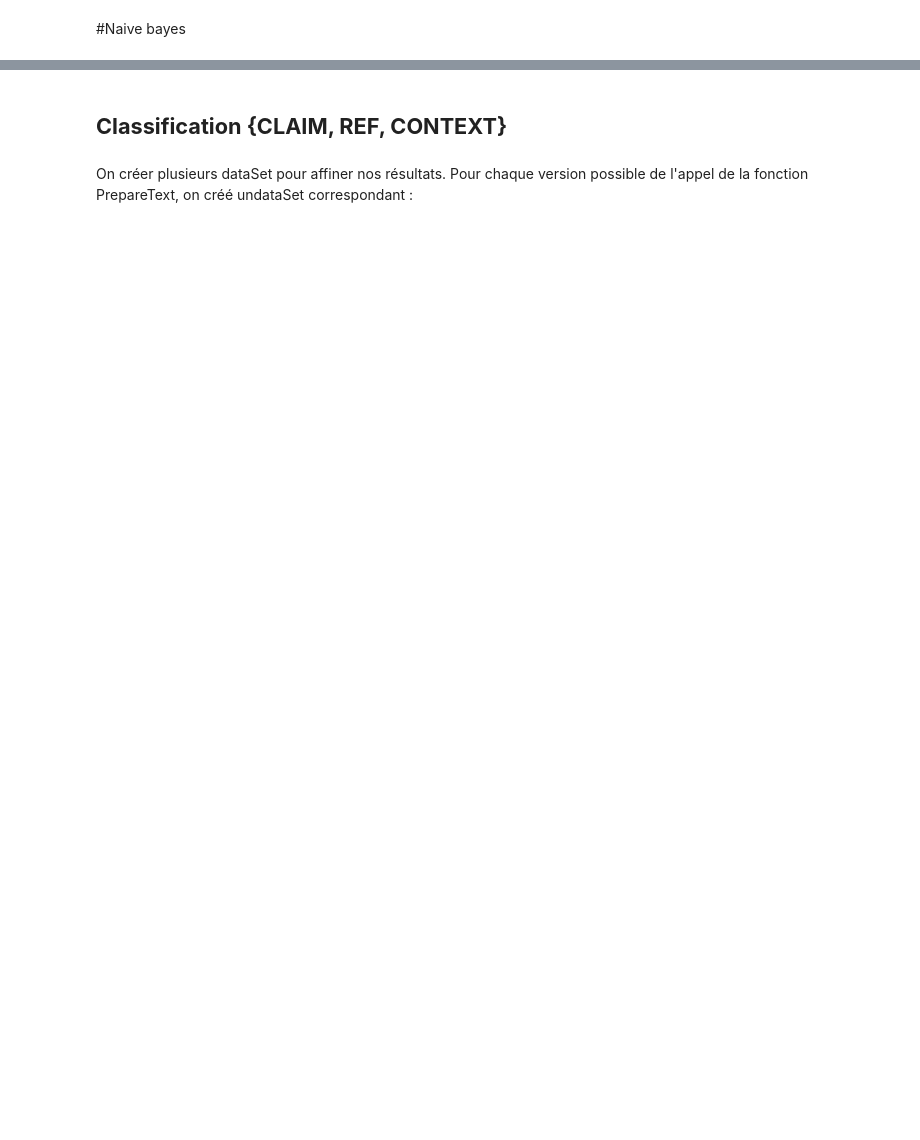
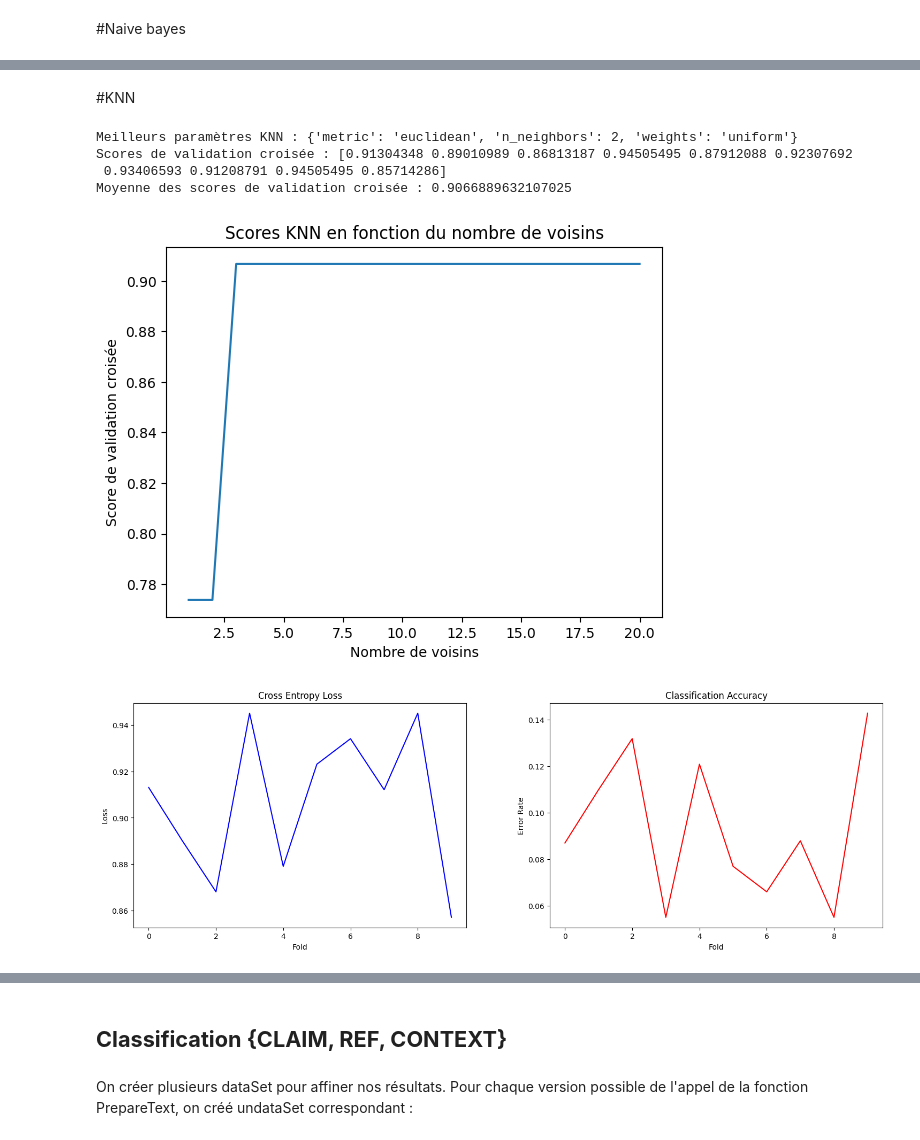
Before and after one commit to Akkuun/M1_IMAGINE_ML_Project, a Jupyter notebook: ML_Project_Group_8.ipynb, the cells around one changed output, grey strips where cells are left out. Drawn from its saved outputs; the diff is of its cells as text; code cells hidden in the pictures; blank space fills up the shorter version.

```diff
--- a/ML_Project_Group_8.ipynb
+++ b/ML_Project_Group_8.ipynb
@@ -1520,0 +1642,72 @@ Scores de validation croisée par pli : [0.89130435 0.86813187 0.93406593 0.9560
+# %% [markdown]
+#KNN
+# %%
+from sklearn.neighbors import KNeighborsClassifier
+from sklearn.model_selection import GridSearchCV, KFold, cross_val_predict
+from sklearn.metrics import confusion_matrix
+import matplotlib.pyplot as plt
+from sklearn.preprocessing import StandardScaler
+
+
+
+
+# Normaliser les données
+scaler = StandardScaler()
+X_train_scaled = scaler.fit_transform(X_train)  # Applique la normalisation sur X_train
+
+# Définir les paramètres à tester
+param_grid = {
+    'n_neighbors': range(1, 21),  # Teste les valeurs de k de 1 à 20
+    'weights': ['uniform', 'distance'],  # Poids uniformes ou distance
+    'metric': ['euclidean', 'manhattan', 'minkowski']  # Métriques pour calculer les distances
+}
+
+# Initialiser le classifieur KNN
+knn_classifier = KNeighborsClassifier()
+
+# Recherche en grille pour trouver les meilleurs paramètres
+grid_search = GridSearchCV(knn_classifier, param_grid, cv=KFold(n_splits=10, shuffle=True, random_state=42), scoring='accuracy')
+
+# Appliquer la recherche en grille sur les données d'entraînement
+grid_search.fit(X_train_scaled, y_train)
+
+# Afficher les meilleurs paramètres trouvés
+print("Meilleurs paramètres KNN :", grid_search.best_params_)
+
+# Modèle avec les meilleurs paramètres
+best_knn_classifier = grid_search.best_estimator_
+
+# Validation croisée avec les meilleurs paramètres
+knn_scores_2 = cross_val_score(best_knn_classifier, X_train_scaled, y_train, cv=KFold(n_splits=10, shuffle=True, random_state=42), scoring='accuracy')
+
+# Affichage des scores de validation croisée
+print("Scores de validation croisée :", knn_scores_2)
+print("Moyenne des scores de validation croisée :", knn_scores_2.mean())
+
+# Effectuer la validation croisée k-fold et obtenir les prédictions
+y_pred_cv = cross_val_predict(best_knn_classifier, X_train_scaled, y_train, cv=KFold(n_splits=10, shuffle=True, random_state=42))
+
+# Calculer la matrice de confusion
+conf_matrix = confusion_matrix(y_train, y_pred_cv)
+
+# Affichage des courbes
+# Extraire les résultats de validation pour n_neighbors
+mean_test_scores = grid_search.cv_results_['mean_test_score']
+# Extraire uniquement les scores correspondant aux différentes valeurs de n_neighbors
+mean_test_scores_n_neighbors = mean_test_scores[:20]  # Pour n_neighbors de 1 à 20
+
+plt.title('Scores KNN en fonction du nombre de voisins')
+plt.plot(range(1, 21), mean_test_scores_n_neighbors)  # Tracer uniquement pour n_neighbors
+plt.xlabel('Nombre de voisins')
+plt.ylabel('Score de validation croisée')
+plt.show()
+
+plot_curves(knn_scores_2)
+plot_curves_confusion(conf_matrix, ['NON-SCI', 'SCI'])
+# %% [output]
+Meilleurs paramètres KNN : {'metric': 'euclidean', 'n_neighbors': 2, 'weights': 'uniform'}
+Scores de validation croisée : [0.91304348 0.89010989 0.86813187 0.94505495 0.87912088 0.92307692
+ 0.93406593 0.91208791 0.94505495 0.85714286]
+Moyenne des scores de validation croisée : 0.9066889632107025
+[figure, added]
+[figure, added]
```
Also changed, not shown: parts of 14 cells of this notebook.
